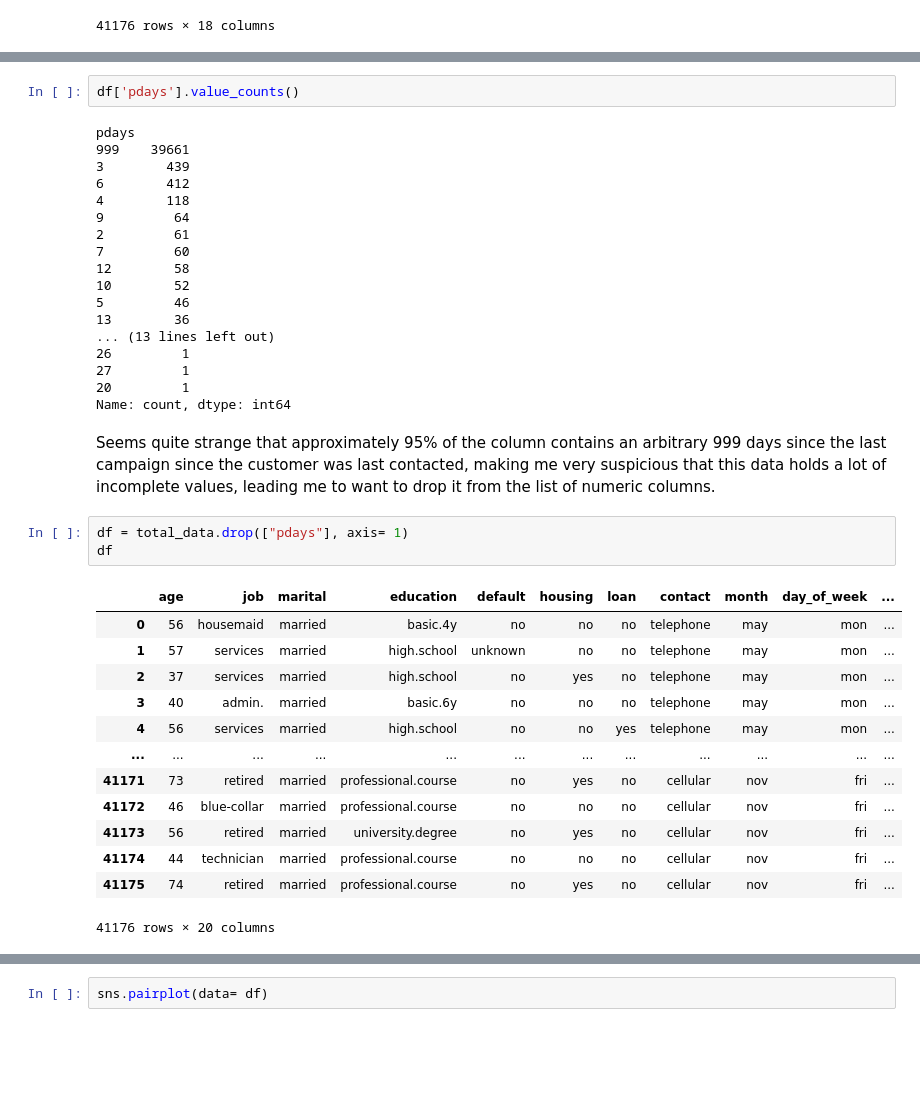
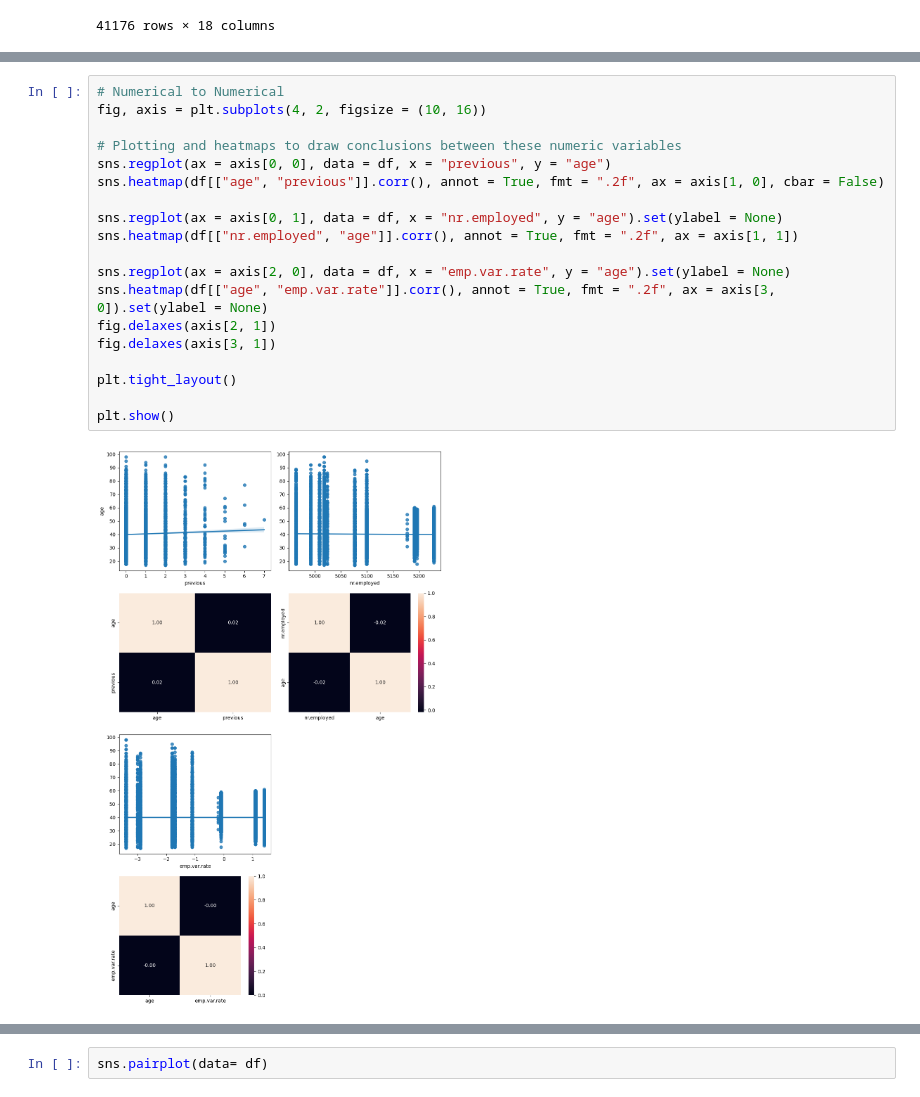
Before and after one commit to 4GeeksAcademy/Kransky_85_logistic_regression_project_template, a Jupyter notebook: src/explore.ipynb, the cells around one changed output, grey strips where cells are left out. Cells and saved outputs as stored; diff of their text form; blank space fills up the shorter version.

Commit message:
Loan EDA

```diff
--- a/src/explore.ipynb
+++ b/src/explore.ipynb
@@ -328,39 +284,21 @@ After reviewing the histograms and boxplots above, it's apparent that the column
-# %%
-df['pdays'].value_counts()
-# %% [output]
-pdays
-999    39661
-3        439
-6        412
-4        118
-9         64
-2         61
-7         60
-12        58
-10        52
-5         46
-13        36
-... (13 lines left out)
-26         1
-27         1
-20         1
-Name: count, dtype: int64
-# %% [markdown]
-Seems quite strange that approximately 95% of the column contains an arbitrary 999 days since the last campaign since the customer was last contacted, making me very suspicious that this data holds a lot of incomplete values, leading me to want to drop it from the list of numeric columns.
-# %%
-df = total_data.drop(["pdays"], axis= 1)
-df
-# %% [output]
-|  | age | job | marital | education | default | housing | loan | contact | month | day_of_week | ... |
-| 0 | 56 | housemaid | married | basic.4y | no | no | no | telephone | may | mon | ... |
-| 1 | 57 | services | married | high.school | unknown | no | no | telephone | may | mon | ... |
-| 2 | 37 | services | married | high.school | no | yes | no | telephone | may | mon | ... |
-| 3 | 40 | admin. | married | basic.6y | no | no | no | telephone | may | mon | ... |
-| 4 | 56 | services | married | high.school | no | no | yes | telephone | may | mon | ... |
-| ... | ... | ... | ... | ... | ... | ... | ... | ... | ... | ... | ... |
-| 41171 | 73 | retired | married | professional.course | no | yes | no | cellular | nov | fri | ... |
-| 41172 | 46 | blue-collar | married | professional.course | no | no | no | cellular | nov | fri | ... |
-| 41173 | 56 | retired | married | university.degree | no | yes | no | cellular | nov | fri | ... |
-| 41174 | 44 | technician | married | professional.course | no | no | no | cellular | nov | fri | ... |
-| 41175 | 74 | retired | married | professional.course | no | yes | no | cellular | nov | fri | ... |
-41176 rows × 20 columns
+# %%
+# Numerical to Numerical
+fig, axis = plt.subplots(4, 2, figsize = (10, 16))
+
+# Plotting and heatmaps to draw conclusions between these numeric variables
+sns.regplot(ax = axis[0, 0], data = df, x = "previous", y = "age")
+sns.heatmap(df[["age", "previous"]].corr(), annot = True, fmt = ".2f", ax = axis[1, 0], cbar = False)
+
+sns.regplot(ax = axis[0, 1], data = df, x = "nr.employed", y = "age").set(ylabel = None)
+sns.heatmap(df[["nr.employed", "age"]].corr(), annot = True, fmt = ".2f", ax = axis[1, 1])
+
+sns.regplot(ax = axis[2, 0], data = df, x = "emp.var.rate", y = "age").set(ylabel = None)
+sns.heatmap(df[["age", "emp.var.rate"]].corr(), annot = True, fmt = ".2f", ax = axis[3, 0]).set(ylabel = None)
+fig.delaxes(axis[2, 1])
+fig.delaxes(axis[3, 1])
+
+plt.tight_layout()
+
+plt.show()
+# %% [output]
+[figure, added]
```
Also changed, not shown: parts of 33 cells of this notebook.
